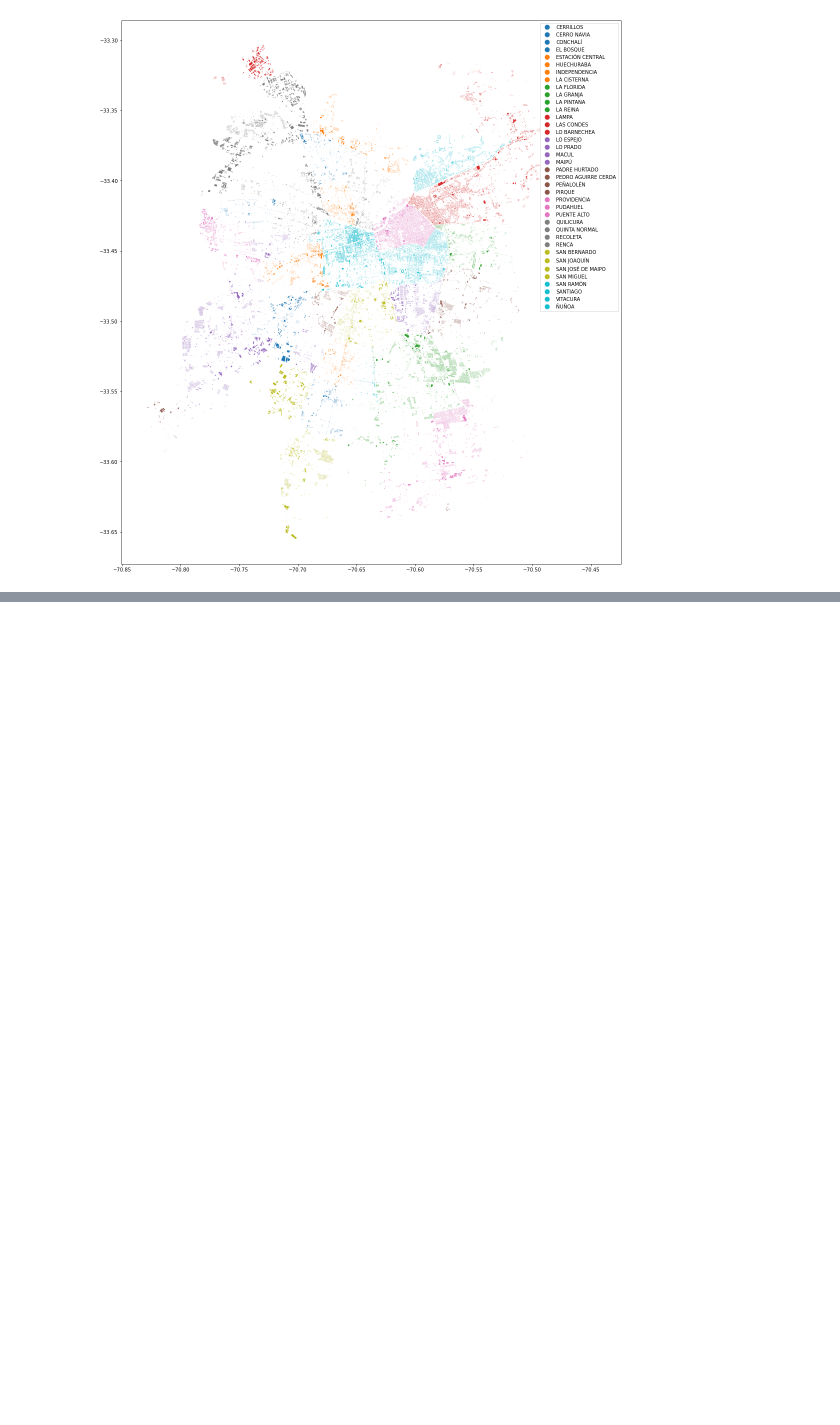
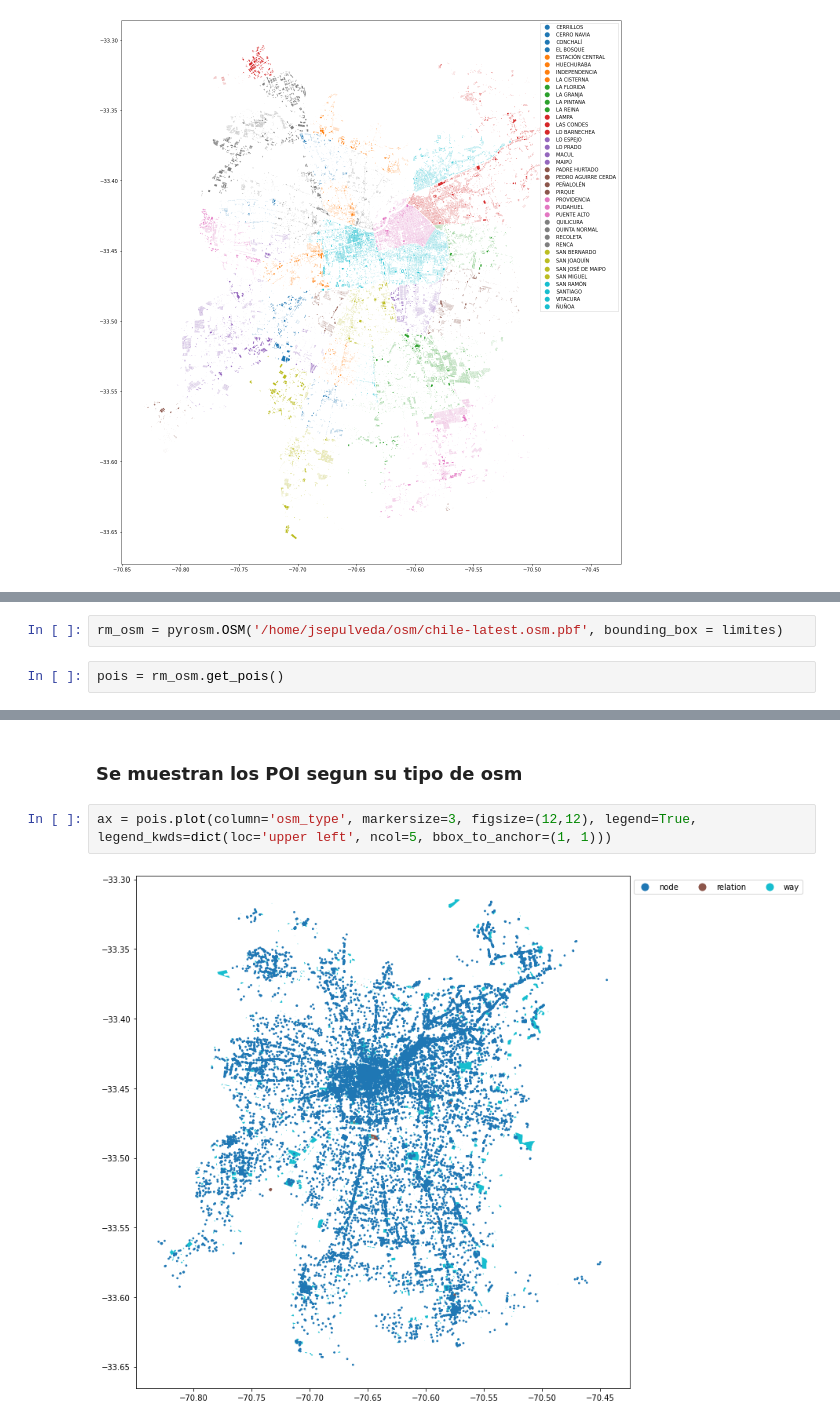
Before and after one commit to jotasplvd/Loading-OSM-in-Jupyter-Notebook, a Jupyter notebook: Open Street Map Data.ipynb, the cells around one changed output, grey strips where cells are left out. Saved outputs shown, nothing was run; the diff lists cells and outputs as text; blank space fills up the shorter version.

Commit message:
reading OSM files using pyrosm

```diff
--- a/Open Street Map Data.ipynb
+++ b/Open Street Map Data.ipynb
@@ -55,0 +71,4 @@ rm_osm.plot(figsize=(20,20), linewidth=5, column='NOM_COMUNA', legend=True)
+# %%
+rm_osm = pyrosm.OSM('/home/jsepulveda/osm/chile-latest.osm.pbf', bounding_box = limites)
+# %%
+pois = rm_osm.get_pois()
@@ -55,0 +85,6 @@ rm_osm.plot(figsize=(20,20), linewidth=5, column='NOM_COMUNA', legend=True)
+# %% [markdown]
+### Se muestran los POI segun su tipo de osm
+# %%
+ax = pois.plot(column='osm_type', markersize=3, figsize=(12,12), legend=True, legend_kwds=dict(loc='upper left', ncol=5, bbox_to_anchor=(1, 1)))
+# %% [output]
+[figure, added]
```
Also changed, not shown: parts of 15 cells of this notebook.
